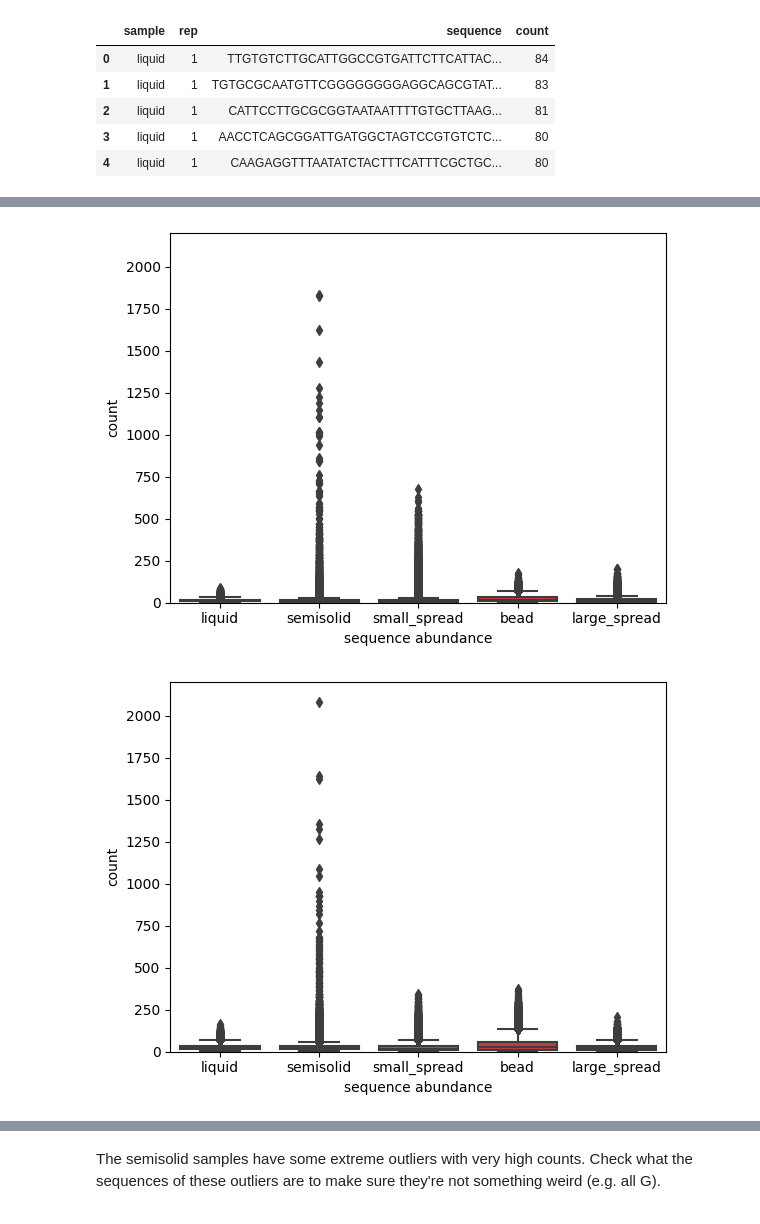
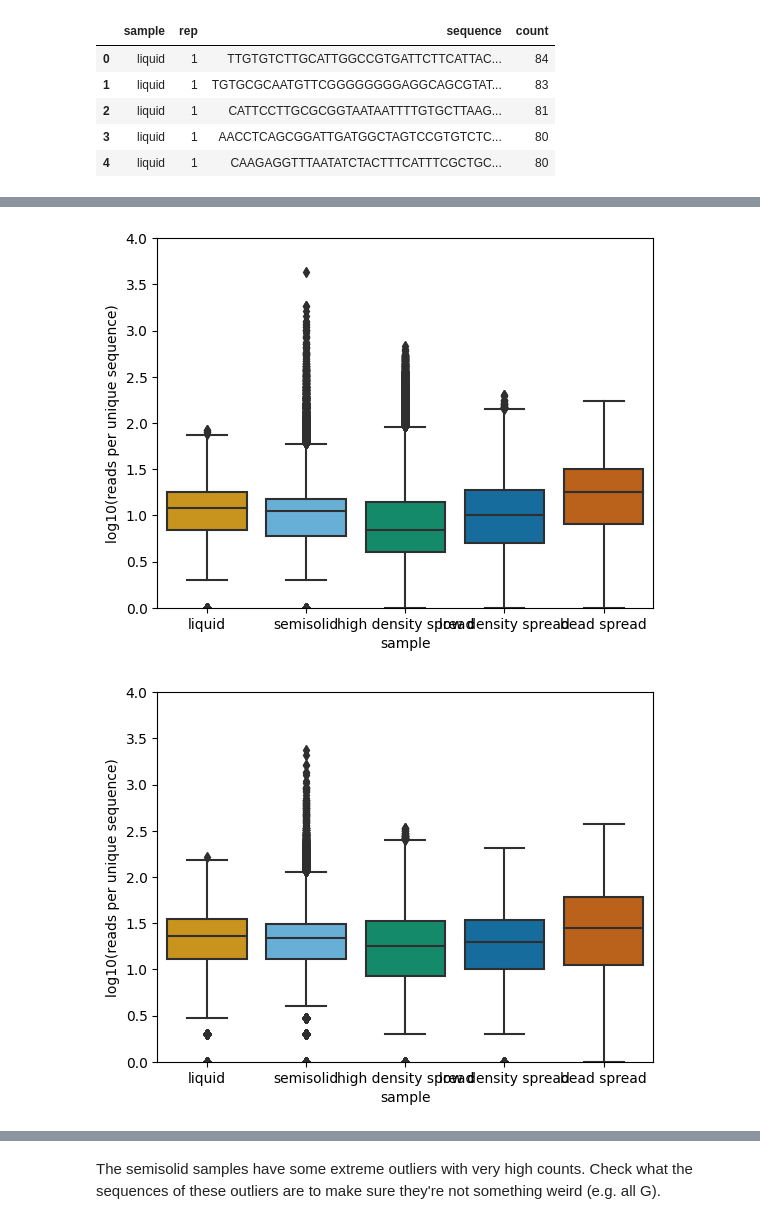
Before and after one commit to nmateyko/PlasmidLibraryAmplificationBias, a Jupyter notebook: analysis/20221212_notebooks/count_analysis.ipynb, the cells around one changed output, grey strips where cells are left out. Cells and saved outputs as stored; diff of their text form; code cells hidden in the pictures.

Commit message:
Add updated analysis of original data

```diff
--- a/analysis/20221212_notebooks/count_analysis.ipynb
+++ b/analysis/20221212_notebooks/count_analysis.ipynb
@@ -11,15 +12,17 @@ import scipy.stats as stats
 # %% [markdown]
 Load all data from both replicates.
 # %%
-sample_names = ['liquid', 'semisolid', 'small_spread', 'bead', 'large_spread']
+file_sample_names = ['liquid', 'semisolid', 'small_spread','large_spread', 'bead']
+names_dict = {'liquid': 'liquid', 'semisolid': 'semisolid', 'small_spread': 'high density spread', 'bead': 'bead spread', 'large_spread': 'low density spread'}
+sample_names = [names_dict[name] for name in file_sample_names]
 counts = []
 
-for sample in sample_names:
+for sample in file_sample_names:
     for replicate in ['1', '2']:
         with open(f'../../data/20221211_counts/{sample}_{replicate}.pkl', 'rb') as f:
             clusters = pickle.load(f)
             for center in clusters:
-                counts.append((sample, replicate, center, clusters[center].total()))
+                counts.append((names_dict[sample], replicate, center, clusters[center].total()))
 
 df = pd.DataFrame(counts, columns=['sample', 'rep', 'sequence', 'count'])
 # %%
@@ -54,3 +138,6 @@ def gini_coefficient(x):
+# %%
+colors = ["#E69F00", "#56B4E9", "#009E73", "#0072B2", "#D55E00"]
+sns.set_palette(sns.color_palette(colors))
 # %%
 # sample_stats_df.to_csv("stats.csv")
 # %%
@@ -69,0 +169,2 @@ plt.savefig("images/rep2_kde.svg")
+# %%
+df['log10_count'] = np.log10(df['count'])
@@ -122,17 +267,17 @@ plt.savefig("images/rep2_violin.svg")
 # %%
-sns.boxplot(data=df.loc[df['rep'] == '1'], y='count', x='sample')
-plt.ylim([0,2200])
-plt.xlabel("sequence abundance")
+sns.boxplot(data=df.loc[df['rep'] == '1'], y='log10_count', x='sample')
+plt.ylim([0,4])
+plt.ylabel("log10(reads per unique sequence)")
 plt.savefig("images/rep1_box.svg")
 # %% [output]
-[figure, old version]
+[figure, new version]
 # %%
-sns.boxplot(data=df.loc[df['rep'] == '2'], y='count', x='sample')
-plt.ylim([0,2200])
-plt.xlabel("sequence abundance")
+sns.boxplot(data=df.loc[df['rep'] == '2'], y='log10_count', x='sample')
+plt.ylim([0,4])
+plt.ylabel("log10(reads per unique sequence)")
 plt.savefig("images/rep2_box.svg")
 # %% [output]
-[figure, old version]
+[figure, new version]
 # %%
 def label(x, color, label):
   ax = plt.gca()
```
Also changed, not shown: parts of 46 cells of this notebook.
